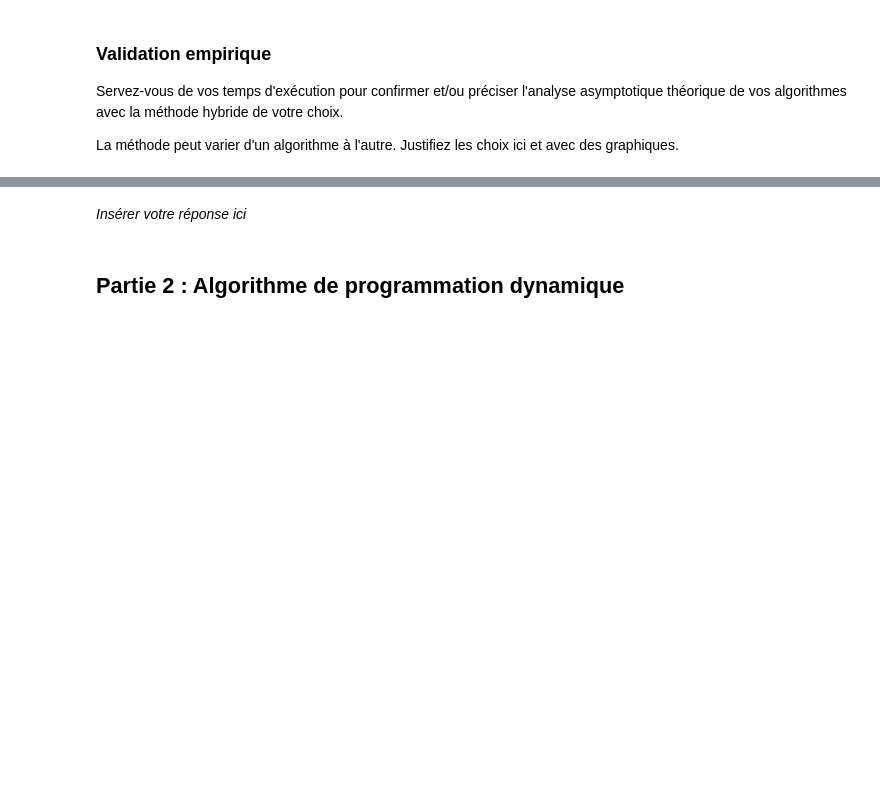
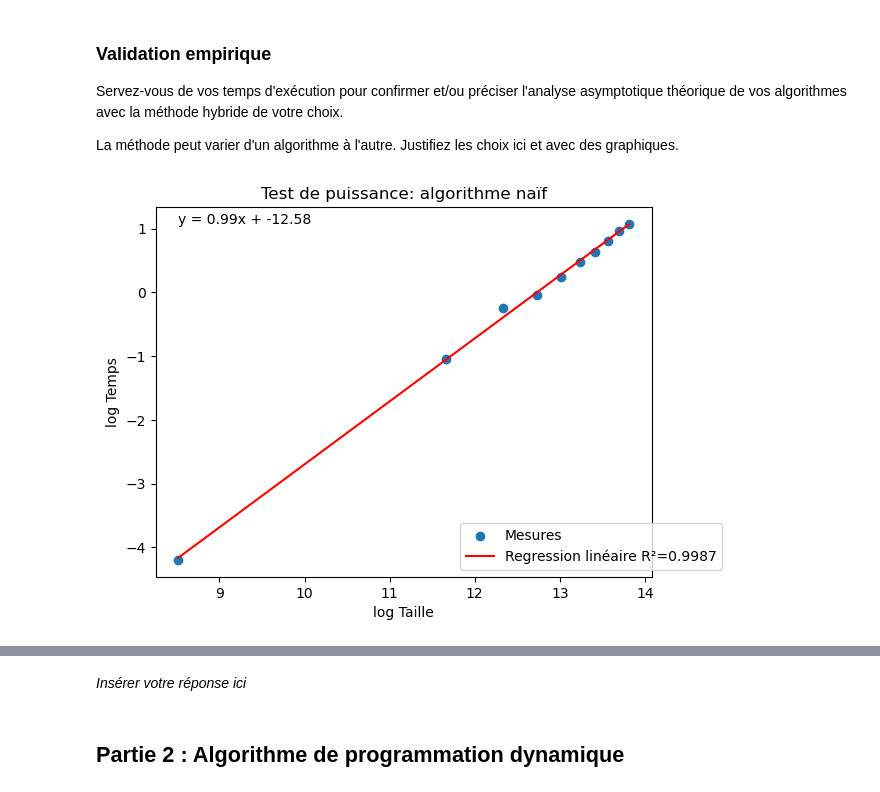
Before and after one commit to Za4khnissi/INF8775, a Jupyter notebook: TP2-H24/TP2-H24.ipynb, the cells around one changed output, grey strips where cells are left out. Drawn from its saved outputs; the diff is of its cells as text; code cells hidden in the pictures; blank space fills up the shorter version.

Commit message:
glouton analysis

```diff
--- a/TP2-H24/TP2-H24.ipynb
+++ b/TP2-H24/TP2-H24.ipynb
@@ -315,3 +316,7 @@ nombre de doigts pour chacun des trois algorithmes.
 ### Mesures
 
 Rapportez dans un tableau les temps d'exécutions moyens avec les fonctions auxiliaires `measure_procedure` et `display_measure_table`
+# %%
+dataset = get_dataset(1989641, np.linspace(5000, 1000000, 10).astype(int))
+measures_glouton = measure_procedure(glouton, dataset)
+display_measures_table(measures_glouton)
@@ -321,3 +338,16 @@ Rapportez dans un tableau les temps d'exécutions moyens avec les fonctions auxi
 Servez-vous de vos temps d'exécution pour confirmer et/ou préciser l'analyse asymptotique théorique de vos algorithmes avec la méthode hybride de votre choix.
 
 La méthode peut varier d'un algorithme à l'autre. Justifiez les choix ici et avec des graphiques.
+# %%
+import math
+
+def values_test_puissance(measures):
+    return {
+        math.log(size) : math.log(measure)
+        for size, measure in measures.items() if measure != 0
+
+    }
+
+display_test_puissance(values_test_puissance(measures_glouton), "Test de puissance: algorithme naïf")
+# %% [output]
+[figure, added]
```
Also changed, not shown: parts of 6 cells of this notebook.
